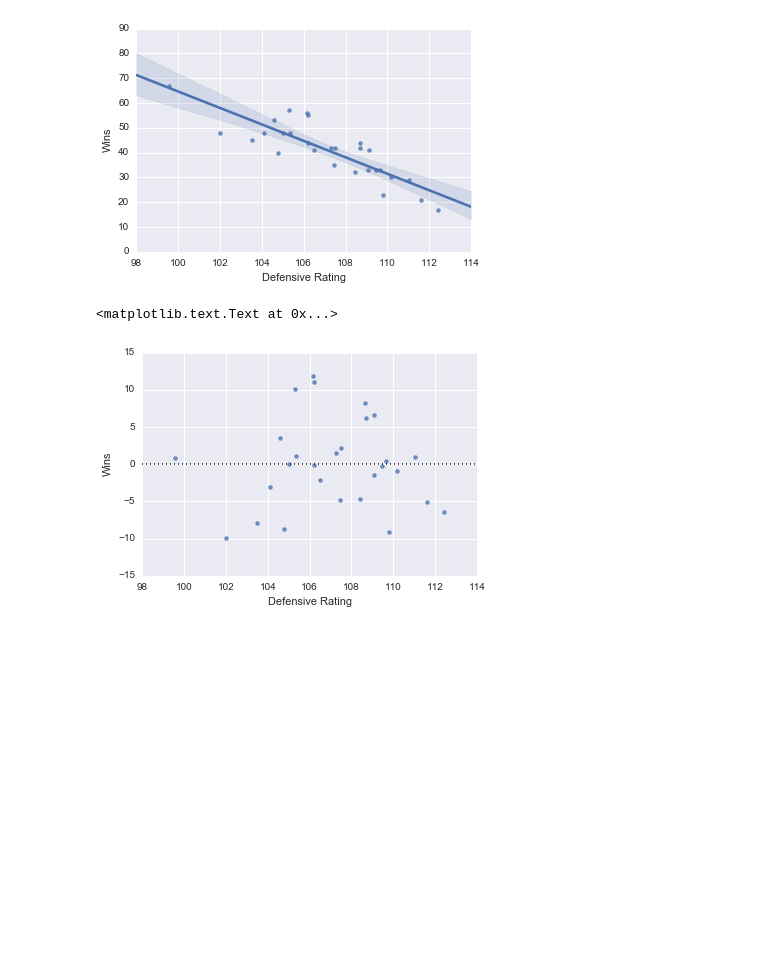
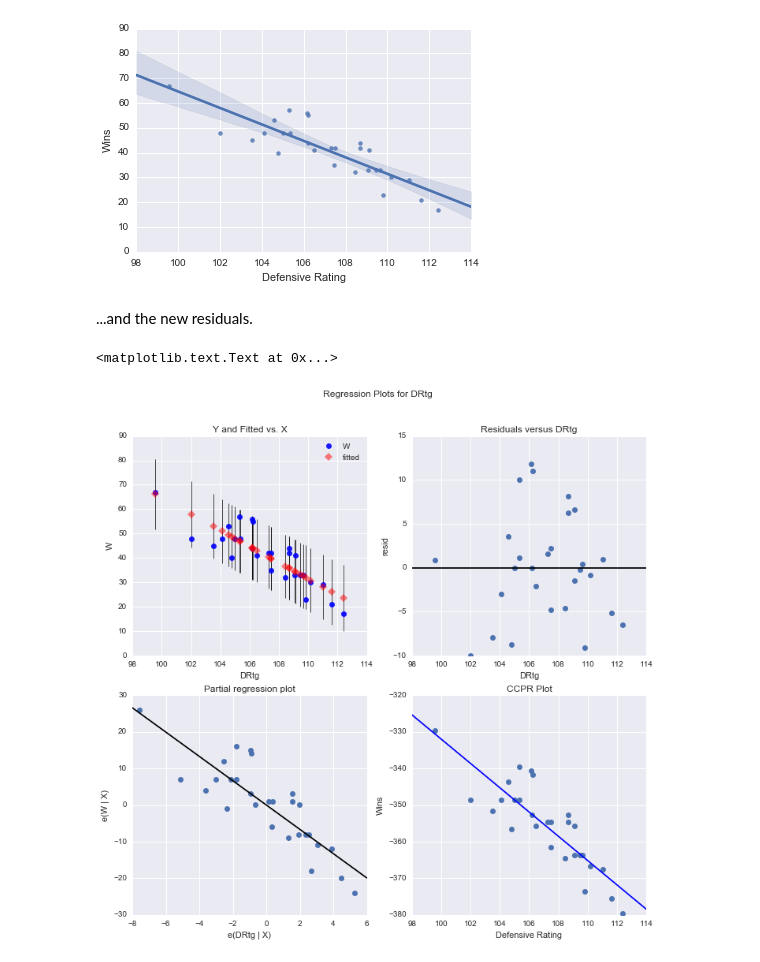
Before and after one commit to gagejustins/NBA, a Jupyter notebook: NBA_linear_single.ipynb, the cells around one changed output. Drawn from its saved outputs; the diff is of its cells as text; code cells hidden in the pictures; blank space fills up the shorter version.

```diff
--- a/NBA_linear_single.ipynb
+++ b/NBA_linear_single.ipynb
@@ -122,0 +139,2 @@ The std error is: 0.399367460607
+# %%
+regDef_clean = ols("W ~ DRtg", data=no_outliers).fit()
@@ -129,10 +169,13 @@ plt.ylabel('Wins')
 # %% [output]
 <matplotlib.text.Text at 0x...>
 [figure]
-# %%
-sns.residplot(x=x, y=y)
-plt.xlabel('Defensive Rating')
-plt.ylabel('Wins')
-# %% [output]
-<matplotlib.text.Text at 0x...>
-[figure, removed]
+# %% [markdown]
+...and the new residuals.
+# %%
+fig = plt.figure(figsize=(10,10))
+fig = sm.graphics.plot_regress_exog(regDef_clean, "DRtg", fig=fig)
+plt.xlabel('Defensive Rating')
+plt.ylabel('Wins')
+# %% [output]
+<matplotlib.text.Text at 0x...>
+[figure, added]
```
Also changed, not shown: parts of 18 cells of this notebook.
